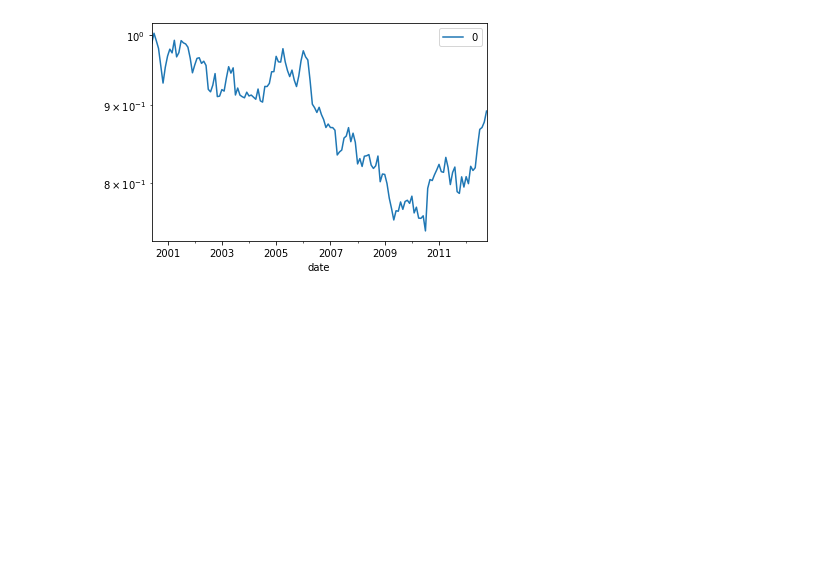
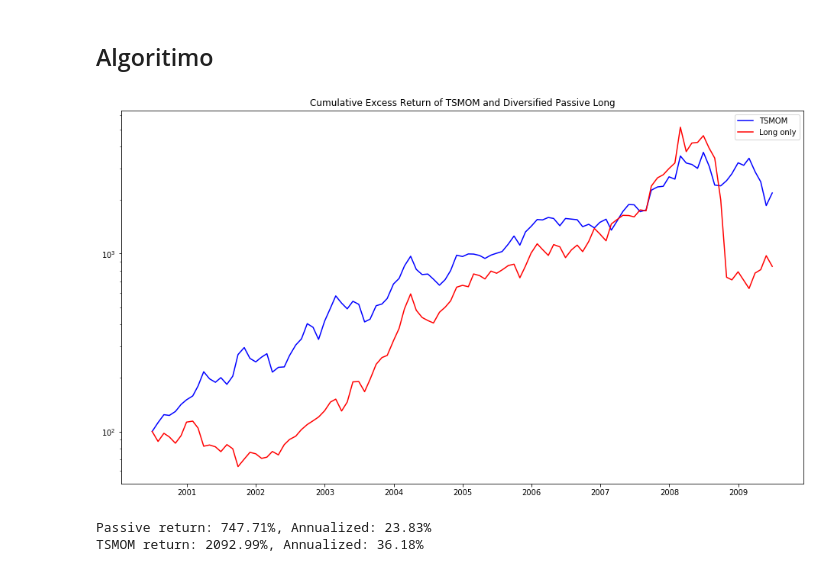
Before and after one commit to turing-usp/Momentum, a Jupyter notebook: leme/TSMOM_Leme.ipynb, the cells around one changed output. Cells and saved outputs as stored; diff of their text form; code cells hidden in the pictures; blank space fills up the shorter version.

```diff
--- a/leme/TSMOM_Leme.ipynb
+++ b/leme/TSMOM_Leme.ipynb
@@ -57,0 +50,2 @@ def momentum (returns_monthly, vol_monthly,date, risk=0.4):
+# %% [markdown]
+## Algoritimo
@@ -58,13 +83,39 @@ def momentum (returns_monthly, vol_monthly,date, risk=0.4):
 # %%
-r = []
-start = 12
-end = 161
+r = [] # retorno do TSMOM
+rp = [] # retorno passivo
+start = 12   -1
+years = 10
+end = 12*(int(start/12) + years)
 for i in range(start, end):
-    r.append(momentum (returns_monthly, vol_monthly, date=i, risk=0.4))
-
-r = pd.DataFrame(r)
-r.index = returns_monthly.iloc[start:end].index
-r.cumprod().plot()
-plt.yscale('log')
+    r.append(tsmom (df,returns_monthly, vol_monthly, date=i, risk=0.4, momentum_window=12))
+    rp.append(tsmom (df,returns_monthly, vol_monthly, date=i, risk=0.4, passive=True))
-# %% [output]
-[figure, removed]
+# %%
+from pandas.plotting import register_matplotlib_converters
+register_matplotlib_converters()
+
+r = pd.DataFrame(r)
+rp = pd.DataFrame(rp)
+r.index = returns_monthly.iloc[start:end].index
+rp.index = returns_monthly.iloc[start:end].index
+
+plt.figure(figsize=(16,9))
+
+plt.plot(100*r.cumprod(), label = 'TSMOM', color='blue')
+plt.plot(100*rp.cumprod(), label = 'Long only', color='red')
+
+plt.yscale('log')
+plt.legend()
+plt.title('Cumulative Excess Return of TSMOM and Diversified Passive Long')
+plt.show()
+
+passive_return = float((rp.cumprod().iloc[-1] - 1)*100)
+tsmom_return = float((r.cumprod().iloc[-1] - 1)*100)
+
+print('Passive return: ', round(passive_return,2), '%,',
+     " Annualized: ", round((((100+passive_return)/100) ** (1/years) - 1)*100 , 2), "%", sep='')
+print('TSMOM return: ', round(tsmom_return,2), "%,",
+     " Annualized: ", round((((100+tsmom_return)/100) ** (1/years) - 1)*100 , 2), "%", sep='')
+# %% [output]
+[figure, added]
+Passive return: 747.71%, Annualized: 23.83%
+TSMOM return: 2092.99%, Annualized: 36.18%
```
Also changed, not shown: parts of 19 cells of this notebook.
